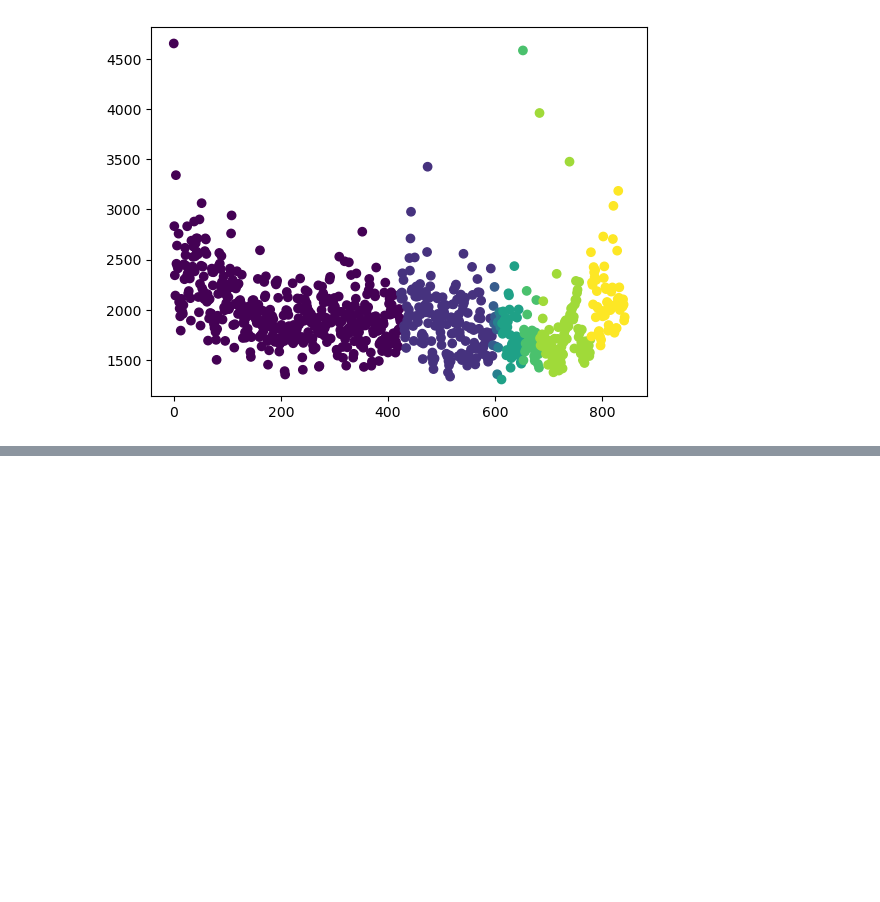
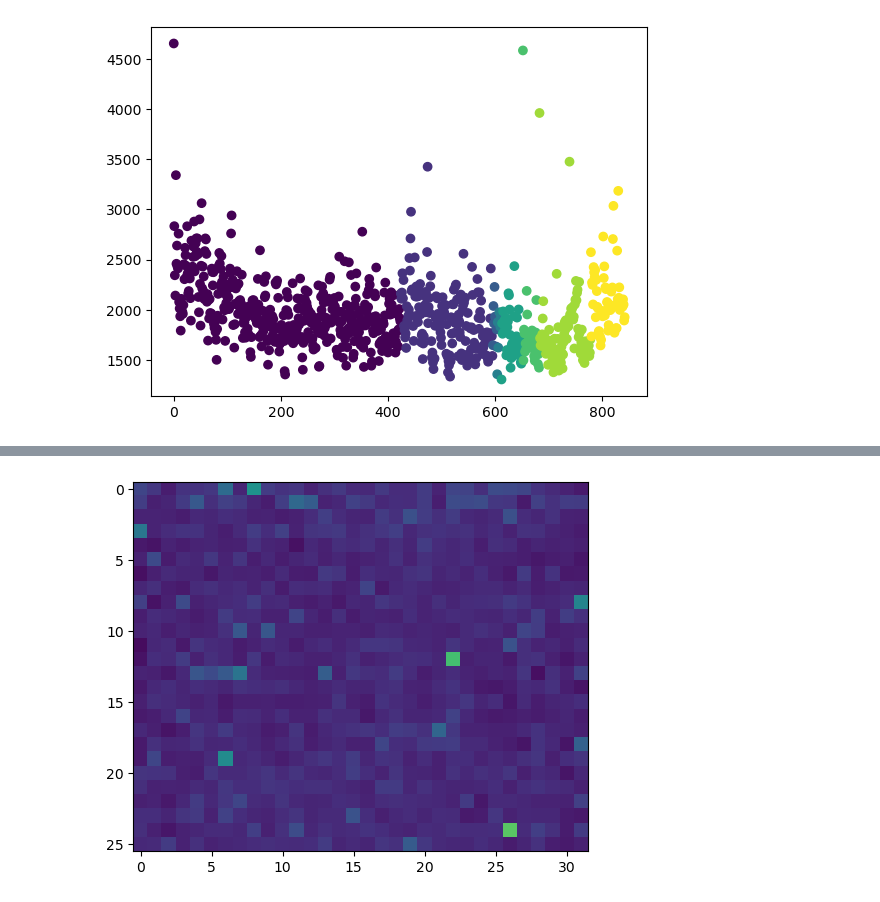
Before and after one commit to Tilman-Burghoff/acoustic-sensing, a Jupyter notebook: experiment3/data_exploration.ipynb, the cells around one changed output, grey strips where cells are left out. Cells and saved outputs as stored; diff of their text form; code cells hidden in the pictures; blank space fills up the shorter version.

```diff
--- a/experiment3/data_exploration.ipynb
+++ b/experiment3/data_exploration.ipynb
@@ -170,0 +193,15 @@ plt.scatter(np.arange(len(energy)), energy, c=labels.session_id)
+# %%
+import matplotlib.animation as animation
+
+maxval = np.log(np.max(energy_per_record))
+minval = np.log(np.min(energy_per_record))
+
+frames = []
+fig = plt.figure()
+for i in range(0, energy_per_record.shape[1], 640):
+    frames.append([plt.imshow(np.log(map_data_to_grid(energy_per_record[:, i])), vmax=maxval, vmin=minval, animated=True)])
+
+ani = animation.ArtistAnimation(fig, frames, interval=40, blit=True, repeat=False)
+ani.save('energy_log.mp4')
+# %% [output]
+[figure, added]
```
Also changed, not shown: parts of 5 cells of this notebook.
